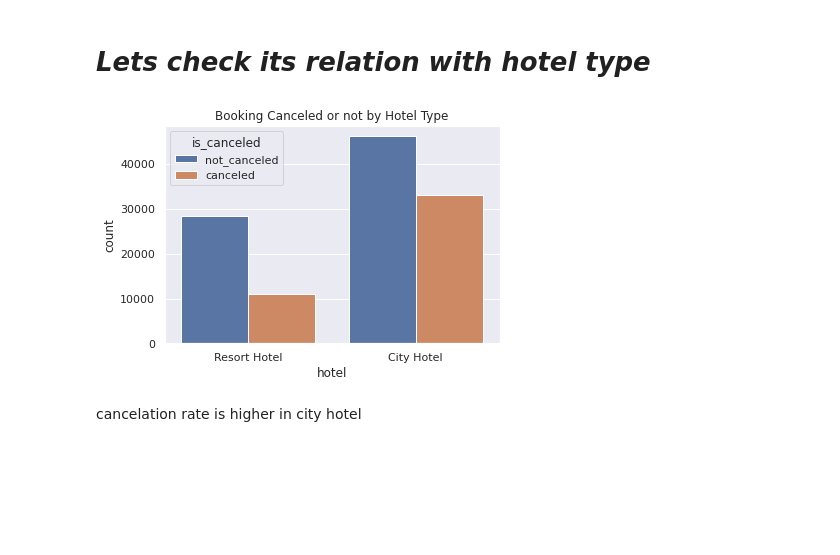
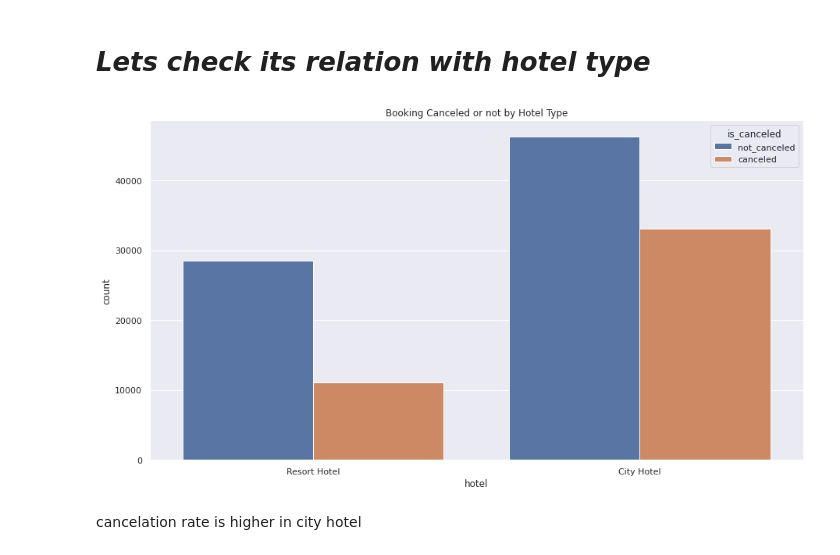
Before and after one commit to SuvirKapse/Hotel-Booking-Analysis, a Jupyter notebook: Suvir_kapse_Hotel_Booking_Analysis_Capstone_Project.ipynb, the cells around one changed output. Saved outputs shown, nothing was run; the diff lists cells and outputs as text; code cells hidden in the pictures; blank space fills up the shorter version.

```diff
--- a/Suvir_kapse_Hotel_Booking_Analysis_Capstone_Project.ipynb
+++ b/Suvir_kapse_Hotel_Booking_Analysis_Capstone_Project.ipynb
@@ -248,11 +249,11 @@ Most of the booking were not canceled but there is still huge amount of cancelat
 # %% [markdown]
 # ***Lets check its relation with hotel type***
 # %%
-sns.set(style = "darkgrid")
+plt.figure(figsize=(15,8))
 plt.title("Booking Canceled or not by Hotel Type")
 ax = sns.countplot(x = "hotel", hue = 'is_canceled', data = hotel_df)
 # %% [output]
-[figure, old version]
+[figure, new version]
 # %% [markdown]
 cancelation rate is higher in city hotel
 # %% [markdown]
```
Also changed, not shown: parts of 19 cells of this notebook.
